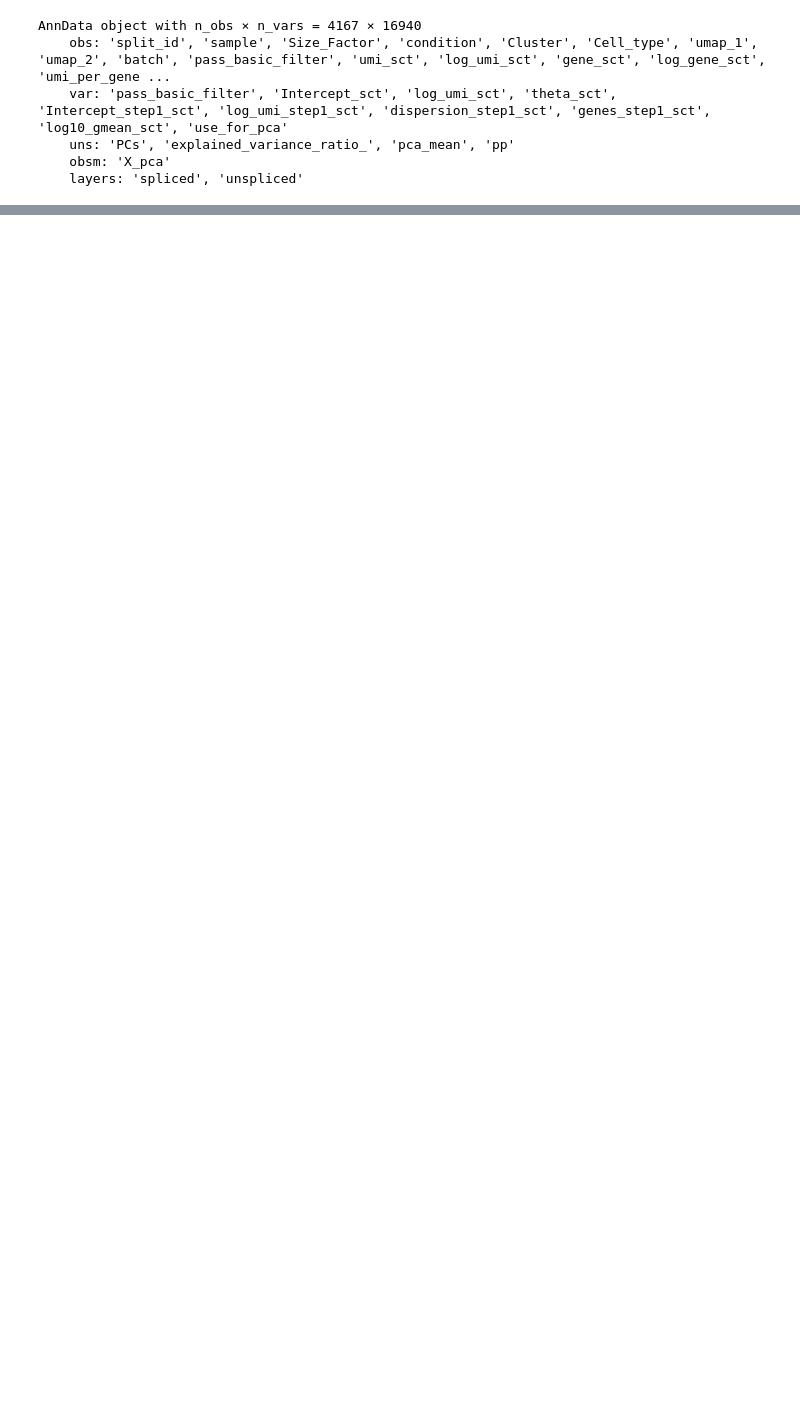
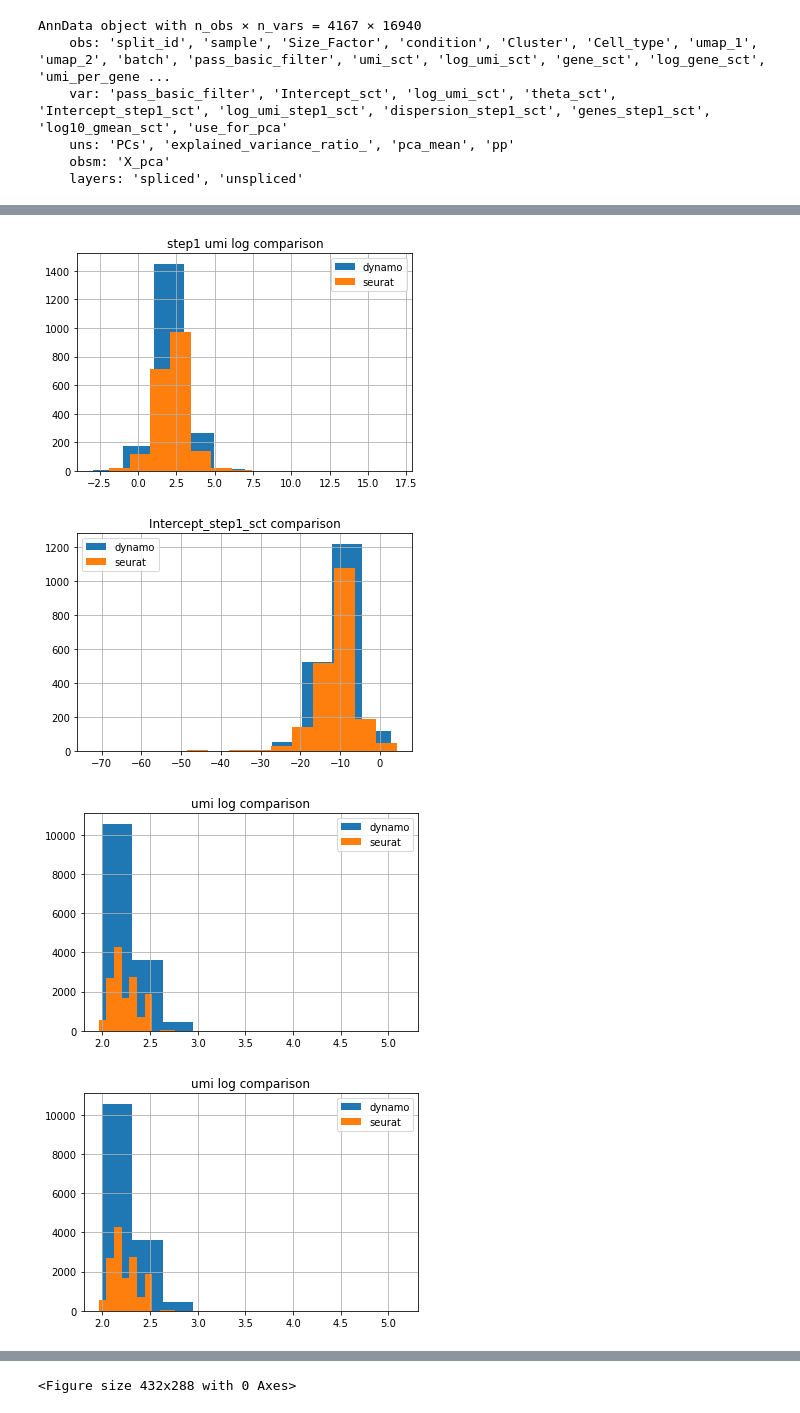
Before and after one commit to aristoteleo/dynamo-notebooks, a Jupyter notebook: normalization/seurat-sctransform-benchmark-zebrafish.ipynb, the cells around one changed output, grey strips where cells are left out. Cells and saved outputs as stored; diff of their text form; code cells hidden in the pictures; blank space fills up the shorter version.

```diff
--- a/normalization/seurat-sctransform-benchmark-zebrafish.ipynb
+++ b/normalization/seurat-sctransform-benchmark-zebrafish.ipynb
@@ -27,3 +44,6 @@ pd.Series(dyn_adata.obs_names).to_csv("./data/cell_names.csv")
 pd.Series(dyn_adata.var_names).to_csv("./data/var_names.csv")
 # %%
 seurat_X_pca = pd.read_csv("./R-seurat-test/X_pca.csv")
+seurat_features = pd.read_csv("./R-seurat-test/features_attributes.csv")
+seurat_residual_variance = seurat_features["residual_variance"]
+seurat_residual_mean = seurat_features["residual_mean"]
@@ -107,0 +152,40 @@ seurat_adata.obsm[key].shape
+# %%
+dyn_adata_preprocessor.var["log_umi_step1_sct"].hist(label="dynamo")
+seurat_features["step1_log_umi"].hist(label="seurat")
+plt.title("step1 umi log comparison")
+plt.legend()
+plt.show()
+plt.clf()
+
+dyn_adata_preprocessor.var["Intercept_step1_sct"].hist(label="dynamo")
+seurat_features["step1_(Intercept)"].hist(label="seurat")
+plt.title("Intercept_step1_sct comparison")
+plt.legend()
+plt.show()
+plt.clf()
+
+dyn_adata_preprocessor.var["log_umi_sct"].hist(label="dynamo")
+seurat_features["log_umi"].hist(label="seurat")
+plt.title("umi log comparison")
+plt.legend()
+plt.show()
+plt.clf()
+
+dyn_adata_preprocessor.var["log_umi_sct"].hist(label="dynamo")
+seurat_features["log_umi"].hist(label="seurat")
+plt.title("umi log comparison")
+plt.legend()
+plt.show()
+plt.clf()
+
+dyn_adata_preprocessor.var["theta_sct"].hist(label="dynamo")
+seurat_features["theta"].hist(label="seurat")
+plt.title("theta comparison")
+plt.legend()
+plt.show()
+plt.clf()
+# %% [output]
+[figure, added]
+[figure, added]
+[figure, added]
+[figure, added]
@@ -108,3 +193,4 @@ seurat_adata.obsm[key].shape
+<Figure size 432x288 with 0 Axes>
 # %%
 fig, axes = plt.subplots(2, figsize=(10, 20))
 key = "X_pca"
```
Also changed, not shown: parts of 23 cells of this notebook, 2 other files.
